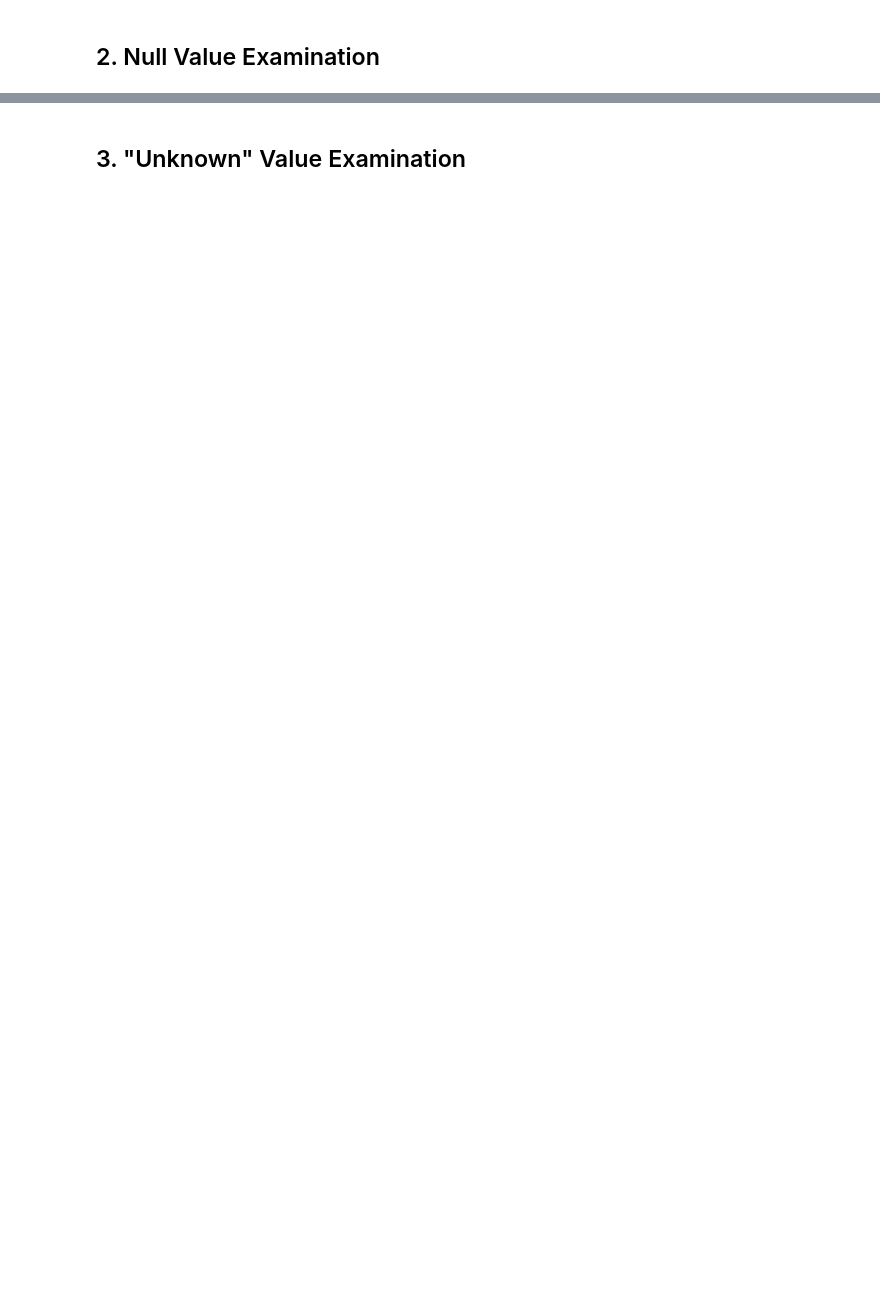
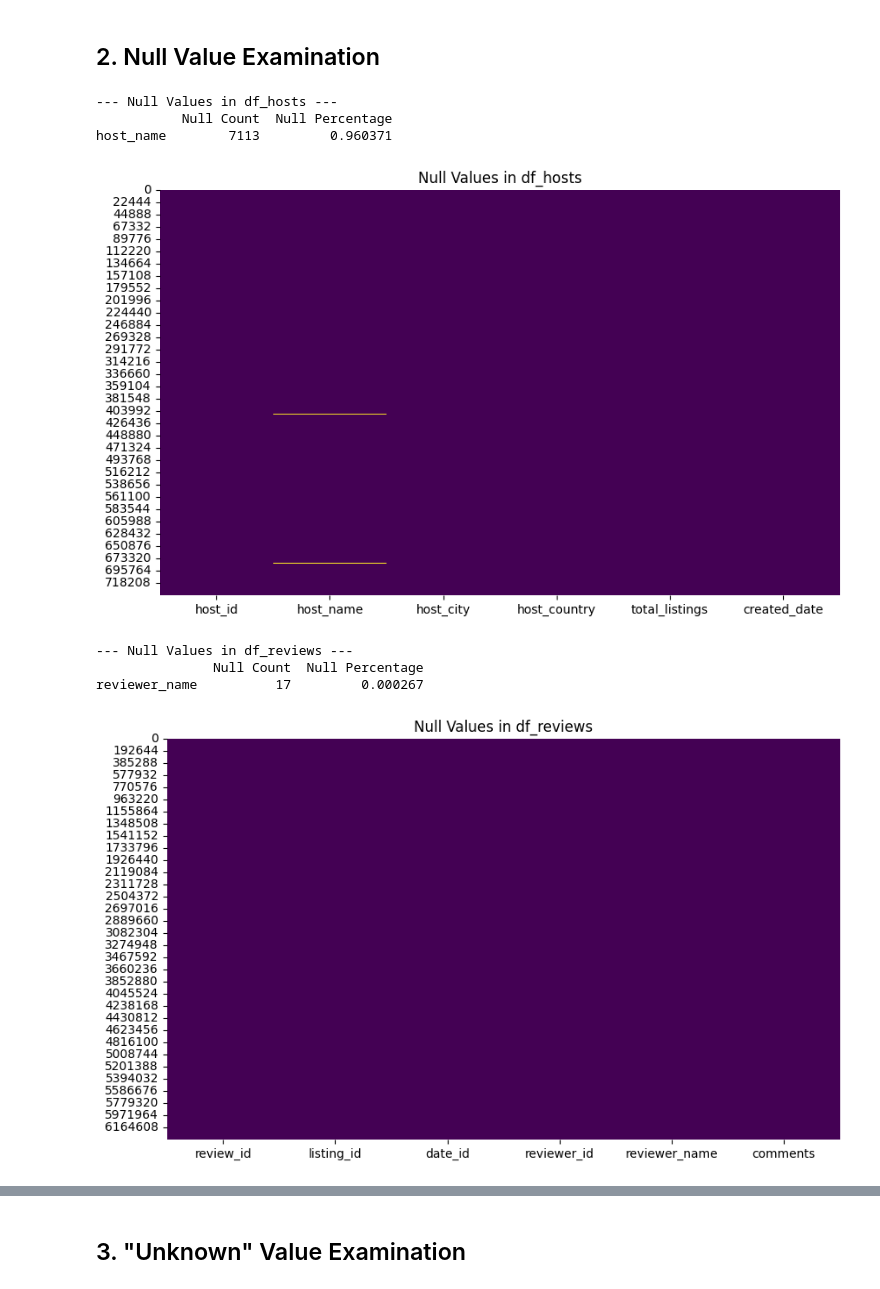
Before and after one commit to YassineEng/EDA-Inside-Airbnb-data-warehouse, a Jupyter notebook: eda.ipynb, the cells around one changed output, grey strips where cells are left out. Drawn from its saved outputs; the diff is of its cells as text; code cells hidden in the pictures; blank space fills up the shorter version.

```diff
--- a/eda.ipynb
+++ b/eda.ipynb
@@ -63,8 +67,7 @@ if cnxn:
         cursor = cnxn.cursor()
         cursor.execute("SELECT TABLE_SCHEMA, TABLE_NAME FROM INFORMATION_SCHEMA.TABLES WHERE TABLE_TYPE = 'BASE TABLE'")
         tables = cursor.fetchall()
-        print("
-Tables in the database:")
+        print("Tables in the database:")
         for table in tables:
             print(f"- {table[0]}.{table[1]}")
     except Exception as e:
@@ -96,22 +125,30 @@ df_listings.info()
 ## 2. Null Value Examination
 # %%
 def check_null_values(df, df_name):
-    print(f"
---- Null Values in {df_name} ---")
+    print(f"--- Null Values in {df_name} ---")
     null_counts = df.isnull().sum()
     null_percentages = (df.isnull().sum() / len(df)) * 100
     null_info = pd.DataFrame({'Null Count': null_counts, 'Null Percentage': null_percentages})
     null_info = null_info[null_info['Null Count'] > 0].sort_values(by='Null Percentage', ascending=False)
     print(null_info)
 
     if not null_info.empty:
         plt.figure(figsize=(10, 6))
         sns.heatmap(df.isnull(), cbar=False, cmap='viridis')
         plt.title(f'Null Values in {df_name}')
         plt.show()
     else:
         print(f"No null values found in {df_name}.")
 
 check_null_values(df_hosts, 'df_hosts')
 check_null_values(df_reviews, 'df_reviews')
 check_null_values(df_listings, 'df_listings')
+# %% [output]
+--- Null Values in df_hosts ---
+           Null Count  Null Percentage
+host_name        7113         0.960371
+[figure, added]
+--- Null Values in df_reviews ---
+               Null Count  Null Percentage
+reviewer_name          17         0.000267
+[figure, added]
```
Also changed, not shown: parts of 10 cells of this notebook.
